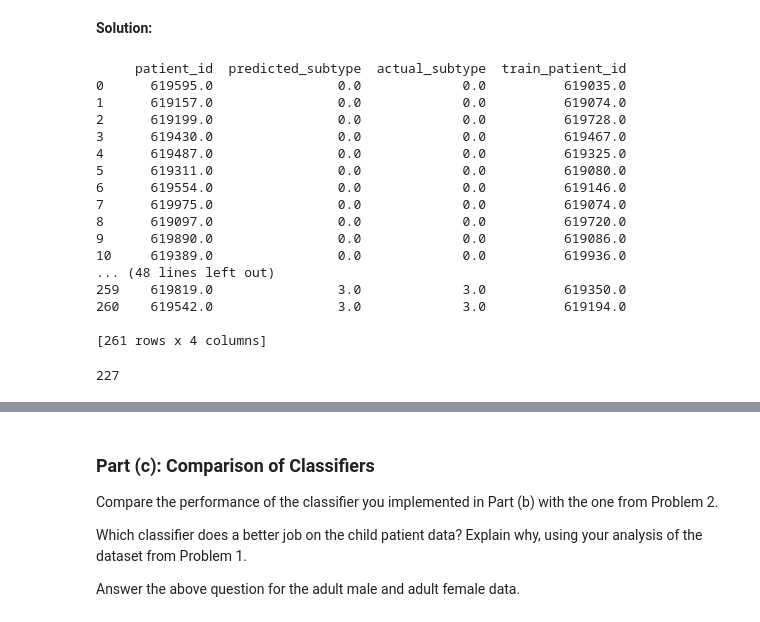
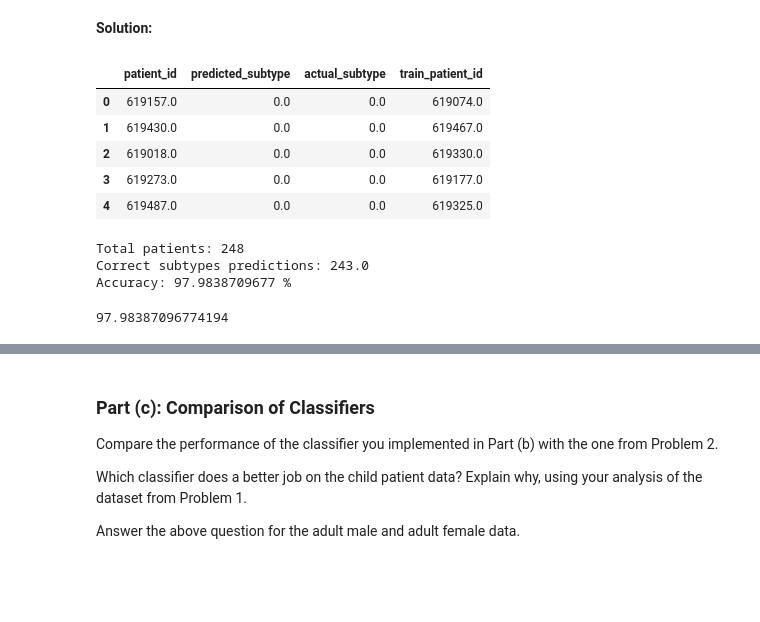
Before and after one commit to hecerinc/cs109a, a Jupyter notebook: keery_sean_CS109a_HW1.ipynb, the cells around one changed output, grey strips where cells are left out. Saved outputs shown, nothing was run; the diff lists cells and outputs as text; code cells hidden in the pictures; blank space fills up the shorter version.

```diff
--- a/keery_sean_CS109a_HW1.ipynb
+++ b/keery_sean_CS109a_HW1.ipynb
@@ -762,43 +762,31 @@ def classify_by_patient(train, test):
 # %%
 # split the child patient data into two sets: training (70%) and testing (30%).
 # http://stackoverflow.com/questions/24147278/how-do-i-create-test-and-train-samples-from-one-dataframe-with-pandas
 mask = np.random.rand(len(child_data)) < 0.7
 
 train = child_data[mask]
 test = child_data[~mask]
 #train
 #test
 
 # Run the classifier
 classified = classify_by_patient(train, test)
 
 # Display the output of the classifier
-print "\n", classified
+classified.head()
 # %% [output]
-     patient_id  predicted_subtype  actual_subtype  train_patient_id
-0      619595.0                0.0             0.0          619035.0
-1      619157.0                0.0             0.0          619074.0
-2      619199.0                0.0             0.0          619728.0
-3      619430.0                0.0             0.0          619467.0
-4      619487.0                0.0             0.0          619325.0
-5      619311.0                0.0             0.0          619080.0
-6      619554.0                0.0             0.0          619146.0
-7      619975.0                0.0             0.0          619074.0
-8      619097.0                0.0             0.0          619720.0
-9      619890.0                0.0             0.0          619086.0
-10     619389.0                0.0             0.0          619936.0
-... (48 lines left out)
-259    619819.0                3.0             3.0          619350.0
-260    619542.0                3.0             3.0          619194.0
-
-[261 rows x 4 columns]
+|  | patient_id | predicted_subtype | actual_subtype | train_patient_id |
+| 0 | 619157.0 | 0.0 | 0.0 | 619074.0 |
+| 1 | 619430.0 | 0.0 | 0.0 | 619467.0 |
+| 2 | 619018.0 | 0.0 | 0.0 | 619330.0 |
+| 3 | 619273.0 | 0.0 | 0.0 | 619177.0 |
+| 4 | 619487.0 | 0.0 | 0.0 | 619325.0 |
 # %%
-# classified
-# classified['actual_subtype'].get
-classified['actual_subtype'].to_dict()keys()[-1]
-# classified.get_value(27, 'actual_subtype')
 # Run the evaluation
-# evaluate(classified)
+evaluate(classified)
 # %% [output]
-227
+Total patients: 248
+Correct subtypes predictions: 243.0
+Accuracy: 97.9838709677 %
+97.98387096774194
 # %%
```
Also changed, not shown: parts of 3 cells of this notebook.
